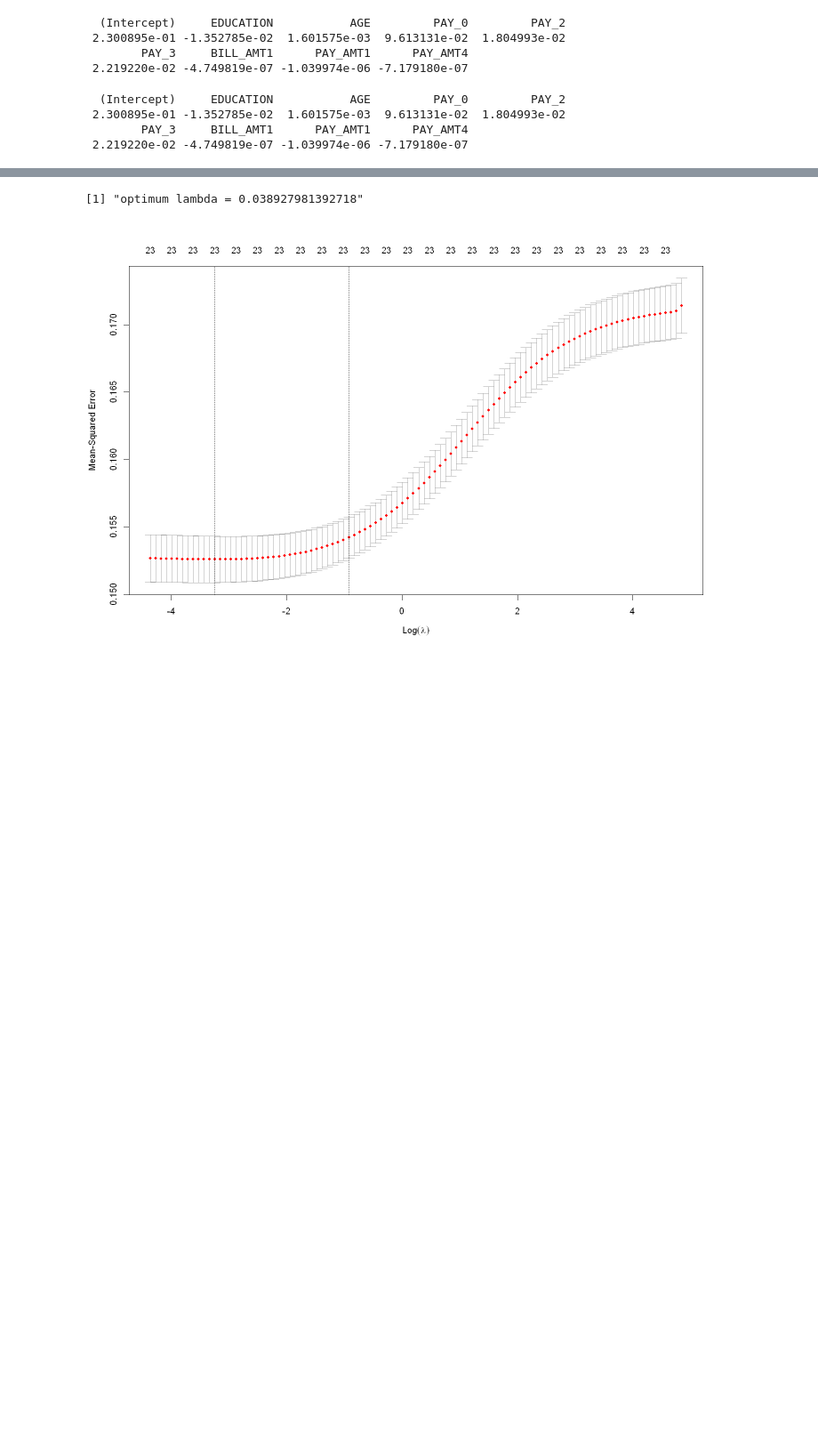
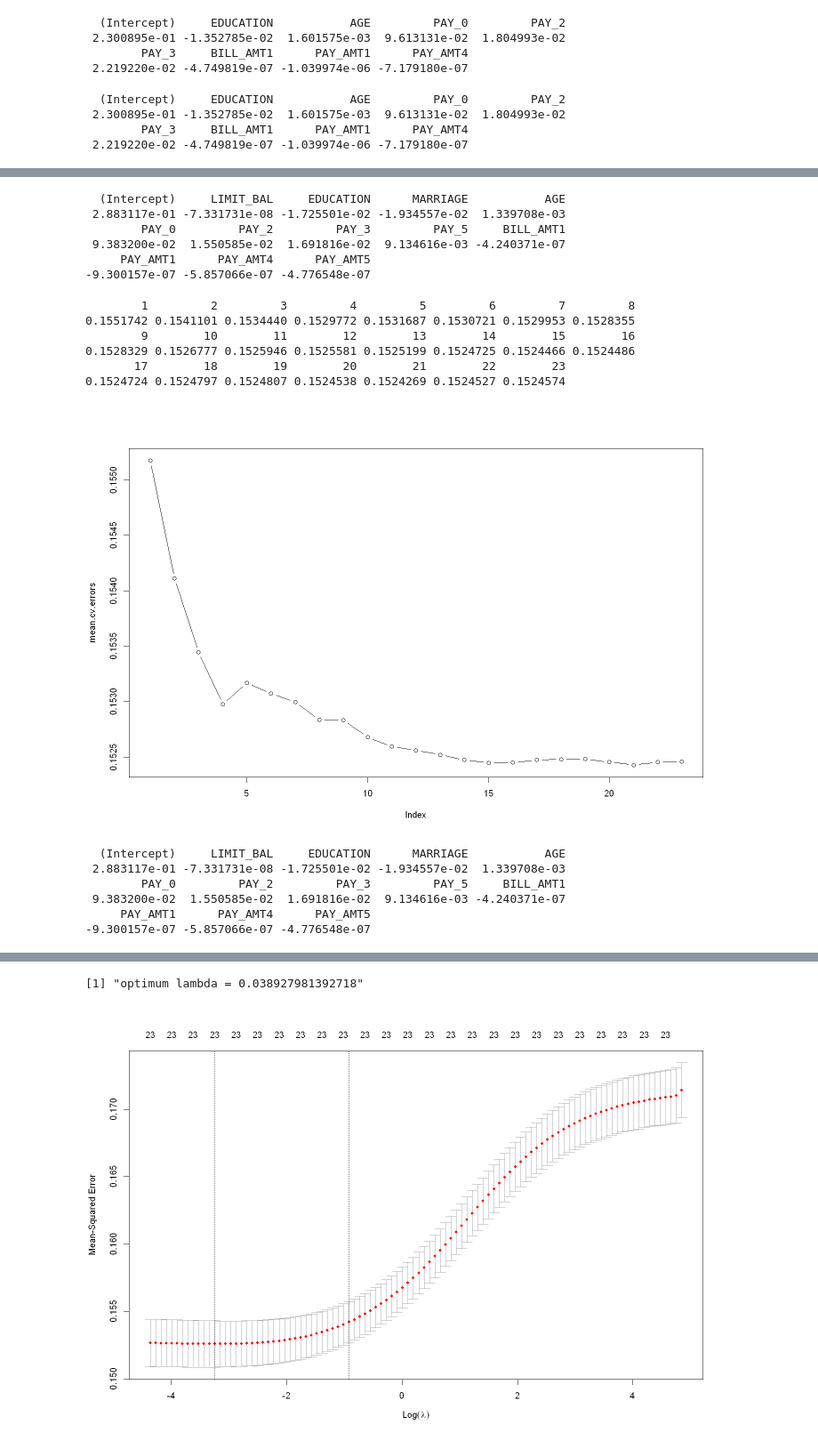
Before and after one commit to alipourmotlagh/MBD_statistical_learning, a Jupyter notebook: Individual Project/Motlagh_Project.ipynb, the cells around one changed output, grey strips where cells are left out. Shown at 89% size. Cells and saved outputs as stored; diff of their text form; code cells hidden in the pictures; blank space fills up the shorter version.

```diff
--- a/Individual Project/Motlagh_Project.ipynb
+++ b/Individual Project/Motlagh_Project.ipynb
@@ -580,0 +628,66 @@ coef(regfit.bwd,which.min(reg.summary.bwd$bic))
+# %%
+# define function for prediction
+predict.regsubsets=function(object,newdata,id,...){
+  form=as.formula(object$call[[2]])
+  mat=model.matrix(form,newdata)
+  coefi=coef(object,id=id)
+  xvars=names(coefi)
+  mat[,xvars]%*%coefi
+  }
+# %%
+# apply the best result on whole data set
+regfit.best=regsubsets(default~.,data=DF,nvmax=23)
+coef(regfit.best,12)
+# %% [output]
+  (Intercept)     LIMIT_BAL     EDUCATION      MARRIAGE           AGE
+ 2.883117e-01 -7.331731e-08 -1.725501e-02 -1.934557e-02  1.339708e-03
+        PAY_0         PAY_2         PAY_3         PAY_5     BILL_AMT1
+ 9.383200e-02  1.550585e-02  1.691816e-02  9.134616e-03 -4.240371e-07
+     PAY_AMT1      PAY_AMT4      PAY_AMT5
+-9.300157e-07 -5.857066e-07 -4.776548e-07
+# %%
+# Cross validation for choosing among models
+k=12
+set.seed(613)
+folds=sample(1:k,nrow(DF),replace=TRUE)
+cv.errors=matrix(NA,k,23, dimnames=list(NULL, paste(1:23)))
+# %%
+# get the test error for each model size
+for(j in 1:k){
+  best.fit=regsubsets(default~.,data=DF[folds!=j,],nvmax=23)
+  for(i in 1:23){
+    pred=predict(best.fit,DF[folds==j,],id=i)
+    cv.errors[j,i]=mean( (DF$default[folds==j]-pred)^2)
+    }
+  }
+# %%
+# mean of error of each model
+mean.cv.errors=apply(cv.errors,2,mean)
+mean.cv.errors
+# %% [output]
+        1         2         3         4         5         6         7         8
+0.1551742 0.1541101 0.1534440 0.1529772 0.1531687 0.1530721 0.1529953 0.1528355
+        9        10        11        12        13        14        15        16
+0.1528329 0.1526777 0.1525946 0.1525581 0.1525199 0.1524725 0.1524466 0.1524486
+       17        18        19        20        21        22        23
+0.1524724 0.1524797 0.1524807 0.1524538 0.1524269 0.1524527 0.1524574
+# %%
+#ploting the results on mean errors
+par(mfrow=c(1,1))
+plot(mean.cv.errors,type='b')
+# %% [output]
+[figure, added]
+# %%
+# fitting model and get the coeficiant for the optimum number of variables
+reg.best=regsubsets(default~.,data=DF, nvmax=23)
+#storing the feature selected based on the backward model by bic coeficient
+selection.best=names(coef(reg.best,12))[-1]
+# results for best variables
+coef(reg.best,12)
+# %% [output]
+  (Intercept)     LIMIT_BAL     EDUCATION      MARRIAGE           AGE
+ 2.883117e-01 -7.331731e-08 -1.725501e-02 -1.934557e-02  1.339708e-03
+        PAY_0         PAY_2         PAY_3         PAY_5     BILL_AMT1
+ 9.383200e-02  1.550585e-02  1.691816e-02  9.134616e-03 -4.240371e-07
+     PAY_AMT1      PAY_AMT4      PAY_AMT5
+-9.300157e-07 -5.857066e-07 -4.776548e-07
```
Also changed, not shown: parts of 11 cells of this notebook.
